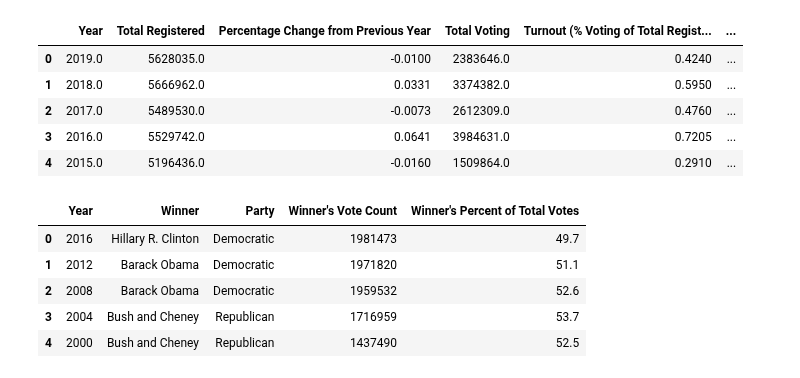
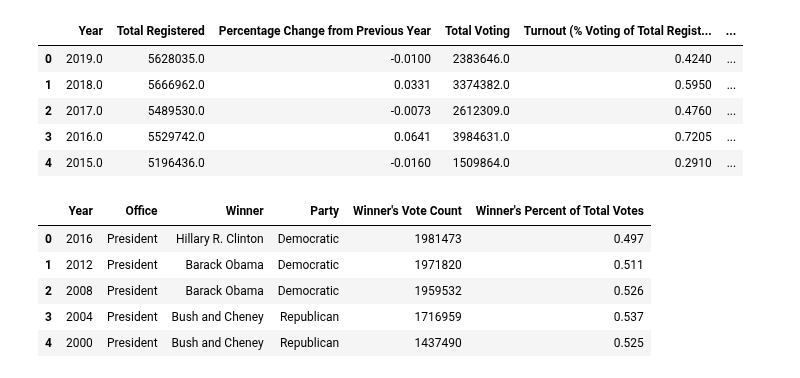
Before and after one commit to hannahfrederickcpsc/CS-5010-PROJECT-PYTHON, a Jupyter notebook: data_cleaning.ipynb, the cells around one changed output. Saved outputs shown, nothing was run; the diff lists cells and outputs as text; code cells hidden in the pictures.

```diff
--- a/data_cleaning.ipynb
+++ b/data_cleaning.ipynb
@@ -1,6 +1,7 @@
 # %%
 import pandas as pd
 
-voting_data = pd.read_csv("Virginia_Voting_Data.csv")
-election_results = pd.read_csv("elections_results.csv")
+voter_registration = pd.read_csv("scrapers/voter_registration.csv")
+presidential_results = pd.read_csv("scrapers/presidential_results.csv")
+governor_results = pd.read_csv("scrapers/governor_results.csv")
 # %%
@@ -13,11 +14,11 @@ voting_data.head()
 | 3 | 2016.0 | 5529742.0 | 0.0641 | 3984631.0 | 0.7205 | ... |
 | 4 | 2015.0 | 5196436.0 | -0.0160 | 1509864.0 | 0.2910 | ... |
 # %%
-election_results.head()
+presidential_results.head()
 # %% [output]
-|  | Year | Winner | Party | Winner's Vote Count | Winner's Percent of Total Votes |
-| 0 | 2016 | Hillary R. Clinton | Democratic | 1981473 | 49.7 |
-| 1 | 2012 | Barack Obama | Democratic | 1971820 | 51.1 |
-| 2 | 2008 | Barack Obama | Democratic | 1959532 | 52.6 |
-| 3 | 2004 | Bush and Cheney | Republican | 1716959 | 53.7 |
-| 4 | 2000 | Bush and Cheney | Republican | 1437490 | 52.5 |
+|  | Year | Office | Winner | Party | Winner's Vote Count | Winner's Percent of Total Votes |
+| 0 | 2016 | President | Hillary R. Clinton | Democratic | 1981473 | 0.497 |
+| 1 | 2012 | President | Barack Obama | Democratic | 1971820 | 0.511 |
+| 2 | 2008 | President | Barack Obama | Democratic | 1959532 | 0.526 |
+| 3 | 2004 | President | Bush and Cheney | Republican | 1716959 | 0.537 |
+| 4 | 2000 | President | Bush and Cheney | Republican | 1437490 | 0.525 |
```
Also changed, not shown: parts of 9 cells of this notebook, 15 other files.
